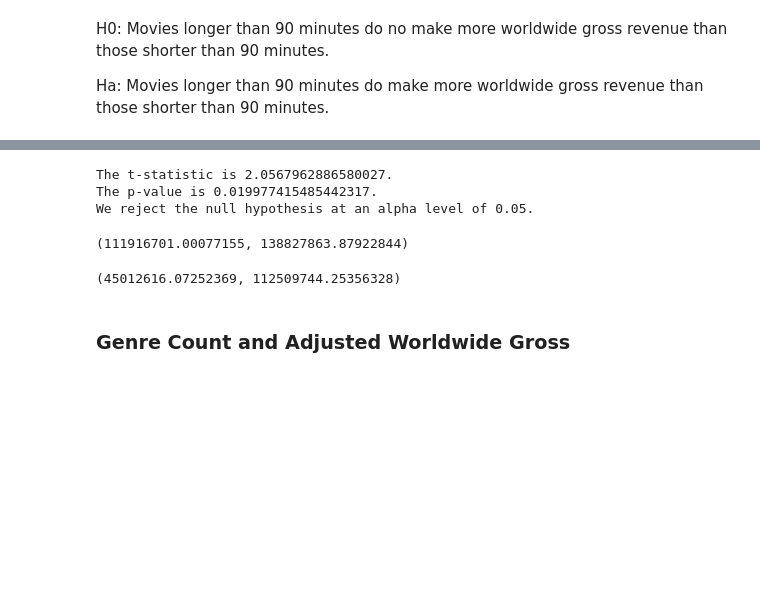
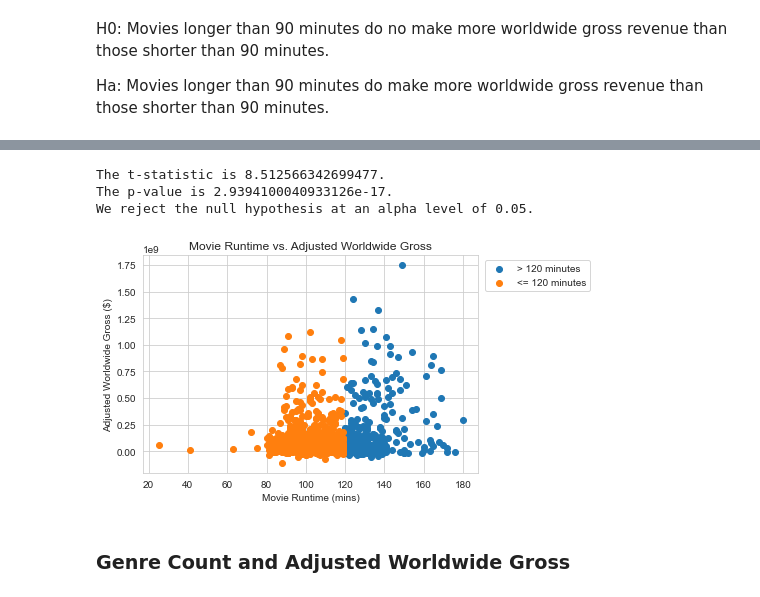
Before and after one commit to doriggs/Semester1Capstone, a Jupyter notebook: student.ipynb, the cells around one changed output, grey strips where cells are left out. Cells and saved outputs as stored; diff of their text form; code cells hidden in the pictures; blank space fills up the shorter version.

```diff
--- a/student.ipynb
+++ b/student.ipynb
@@ -327,5 +291,5 @@ Ha: Movies longer than 90 minutes do make more worldwide gross revenue than thos
 # %%
 import scipy.stats as stats
 # %%
-long_movies = imdb_df_c2[imdb_df_c2["runtime_minutes"]>= 90]
-long_movies.head()
+long_movies = imdb_df_c2[imdb_df_c2["runtime_minutes"]>= 120]
+short_movies = imdb_df_c2[imdb_df_c2["runtime_minutes"]< 120]
@@ -340,3 +295,0 @@ long_movies.head()
-# %%
-short_movies = imdb_df_c2[imdb_df_c2["runtime_minutes"]< 90]
-short_movies.head()
@@ -359,24 +304,20 @@ if(results.pvalue < alpha):
 else:
     print("We fail to reject the null hypothesis at an alpha level of {}.".format(alpha))
 # %% [output]
-The t-statistic is 2.0567962886580027.
-The p-value is 0.019977415485442317.
+The t-statistic is 8.512566342699477.
+The p-value is 2.9394100040933126e-17.
 We reject the null hypothesis at an alpha level of 0.05.
-# %%
-a = long_movies["adjusted_worldwide"]
-b = short_movies["adjusted_worldwide"]
-
-stats.t.interval(confidence=0.95, loc=a.mean(),
-                 df=len(a)-1,
-                 scale=stats.sem(a))
-# %% [output]
-(111916701.00077155, 138827863.87922844)
-# %%
-stats.t.interval(confidence=0.95, loc=b.mean(),
-                 df=len(b)-1,
-                 scale=stats.sem(b))
-# %% [output]
-(45012616.07252369, 112509744.25356328)
+# %%
+fig, ax = plt.subplots()
+ax.scatter(long_movies["runtime_minutes"], long_movies["adjusted_worldwide"], label='> 120 minutes')
+ax.scatter(short_movies["runtime_minutes"], short_movies["adjusted_worldwide"], label='<= 120 minutes')
+ax.set_title("Movie Runtime vs. Adjusted Worldwide Gross")
+ax.set_xlabel("Movie Runtime (mins)")
+ax.set_ylabel("Adjusted Worldwide Gross ($)")
+ax.legend(bbox_to_anchor = (1.35, 1))
+fig.show()
+# %% [output]
+[figure, added]
 # %% [markdown]
 ### Genre Count and Adjusted Worldwide Gross
 # %% [markdown]
```
Also changed, not shown: parts of 20 cells of this notebook.
